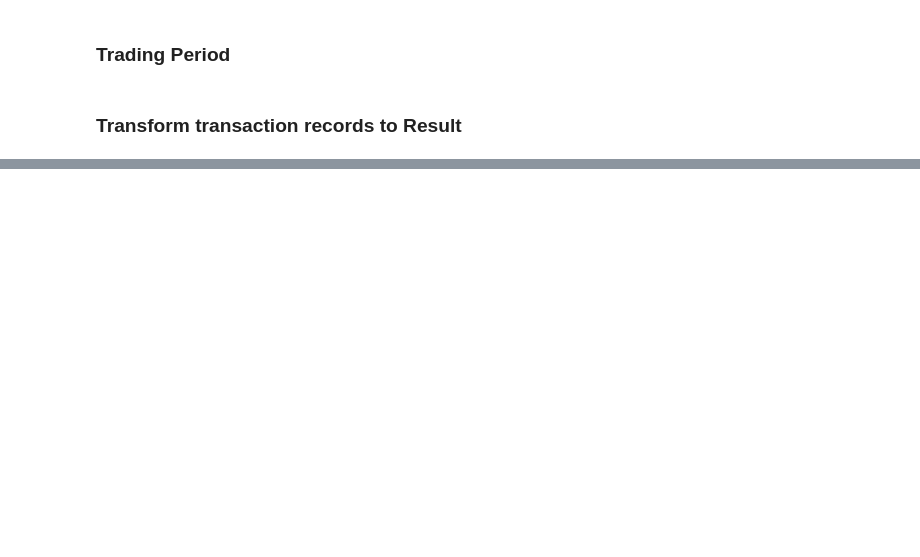
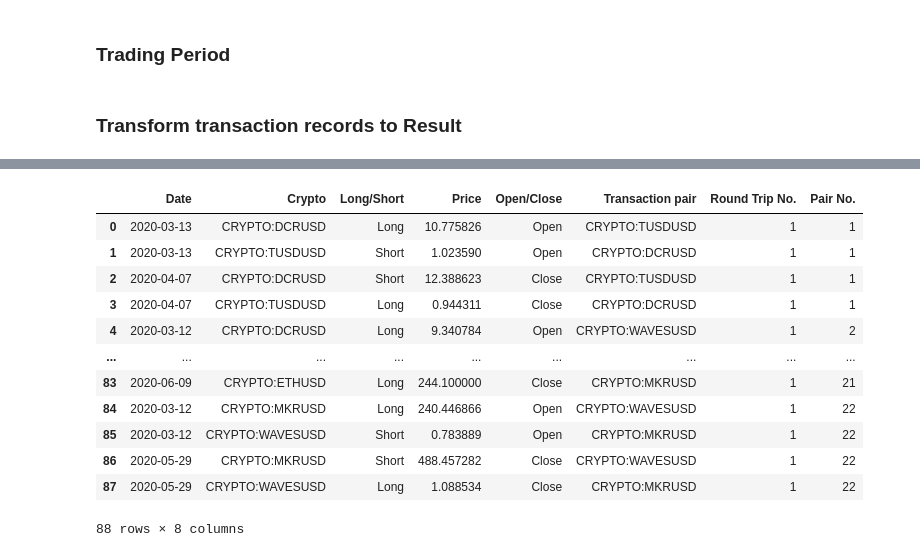
Before and after one commit to harryho71/CB4001, a Jupyter notebook: Distance Method.ipynb, the cells around one changed output, grey strips where cells are left out. Drawn from its saved outputs; the diff is of its cells as text; code cells hidden in the pictures; blank space fills up the shorter version.

```diff
--- a/Distance Method.ipynb
+++ b/Distance Method.ipynb
@@ -40,0 +55,2 @@ Remaining number of crpyto:  82
+# %%
+sampleCryptoPrice = cryptoPriceCleaning(cryptoPriceDf, sampleCrypto, cutoffDate, lookback)
@@ -187 +235,17 @@ for i in range(noTradingPairs):
+# %%
+TransactionRecords
+# %% [output]
+|  | Date | Crypto | Long/Short | Price | Open/Close | Transaction pair | Round Trip No. | Pair No. |
+| 0 | 2020-03-13 | CRYPTO:DCRUSD | Long | 10.775826 | Open | CRYPTO:TUSDUSD | 1 | 1 |
+| 1 | 2020-03-13 | CRYPTO:TUSDUSD | Short | 1.023590 | Open | CRYPTO:DCRUSD | 1 | 1 |
+| 2 | 2020-04-07 | CRYPTO:DCRUSD | Short | 12.388623 | Close | CRYPTO:TUSDUSD | 1 | 1 |
+| 3 | 2020-04-07 | CRYPTO:TUSDUSD | Long | 0.944311 | Close | CRYPTO:DCRUSD | 1 | 1 |
+| 4 | 2020-03-12 | CRYPTO:DCRUSD | Long | 9.340784 | Open | CRYPTO:WAVESUSD | 1 | 2 |
+| ... | ... | ... | ... | ... | ... | ... | ... | ... |
+| 83 | 2020-06-09 | CRYPTO:ETHUSD | Long | 244.100000 | Close | CRYPTO:MKRUSD | 1 | 21 |
+| 84 | 2020-03-12 | CRYPTO:MKRUSD | Long | 240.446866 | Open | CRYPTO:WAVESUSD | 1 | 22 |
+| 85 | 2020-03-12 | CRYPTO:WAVESUSD | Short | 0.783889 | Open | CRYPTO:MKRUSD | 1 | 22 |
+| 86 | 2020-05-29 | CRYPTO:MKRUSD | Short | 488.457282 | Close | CRYPTO:WAVESUSD | 1 | 22 |
+| 87 | 2020-05-29 | CRYPTO:WAVESUSD | Long | 1.088534 | Close | CRYPTO:MKRUSD | 1 | 22 |
+88 rows × 8 columns
 # %%
```
Also changed, not shown: parts of 18 cells of this notebook, 1 other file.
